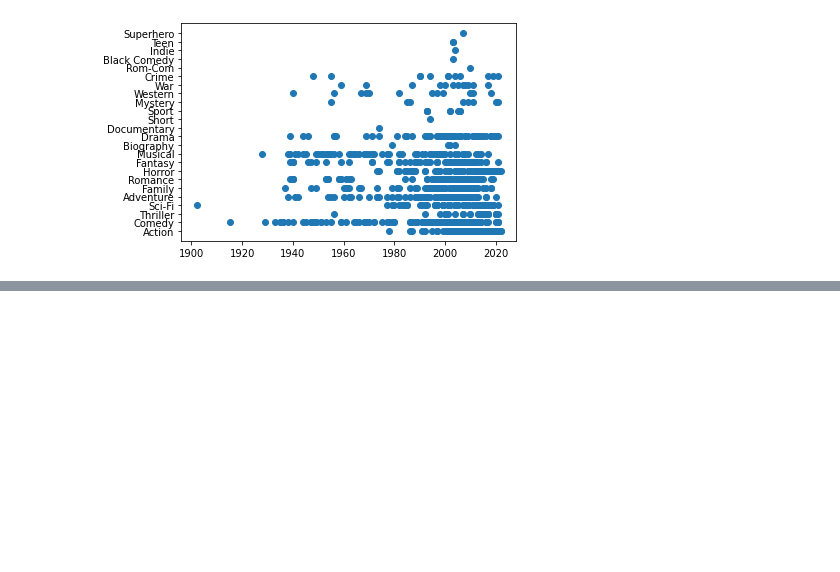
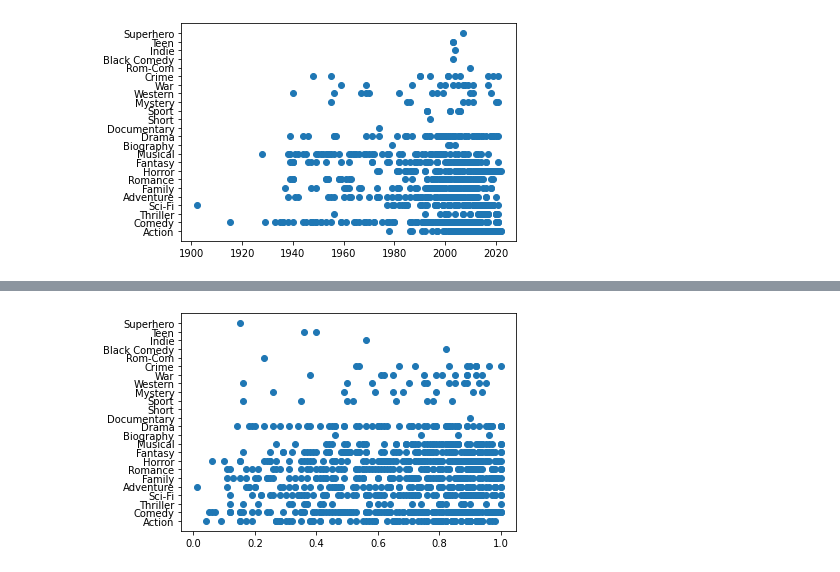
Before and after one commit to amlaffoon/cinemaphile, a Jupyter notebook: movies.ipynb, the cells around one changed output, grey strips where cells are left out. Cells and saved outputs as stored; diff of their text form; code cells hidden in the pictures; blank space fills up the shorter version.

```diff
--- a/movies.ipynb
+++ b/movies.ipynb
@@ -82,0 +173,7 @@ plt.show()
+# %%
+x = df['RT_Score']
+y = df['Genre']
+plt.scatter(x, y)
+plt.show()
+# %% [output]
+[figure, added]
```
Also changed, not shown: parts of 28 cells of this notebook.
